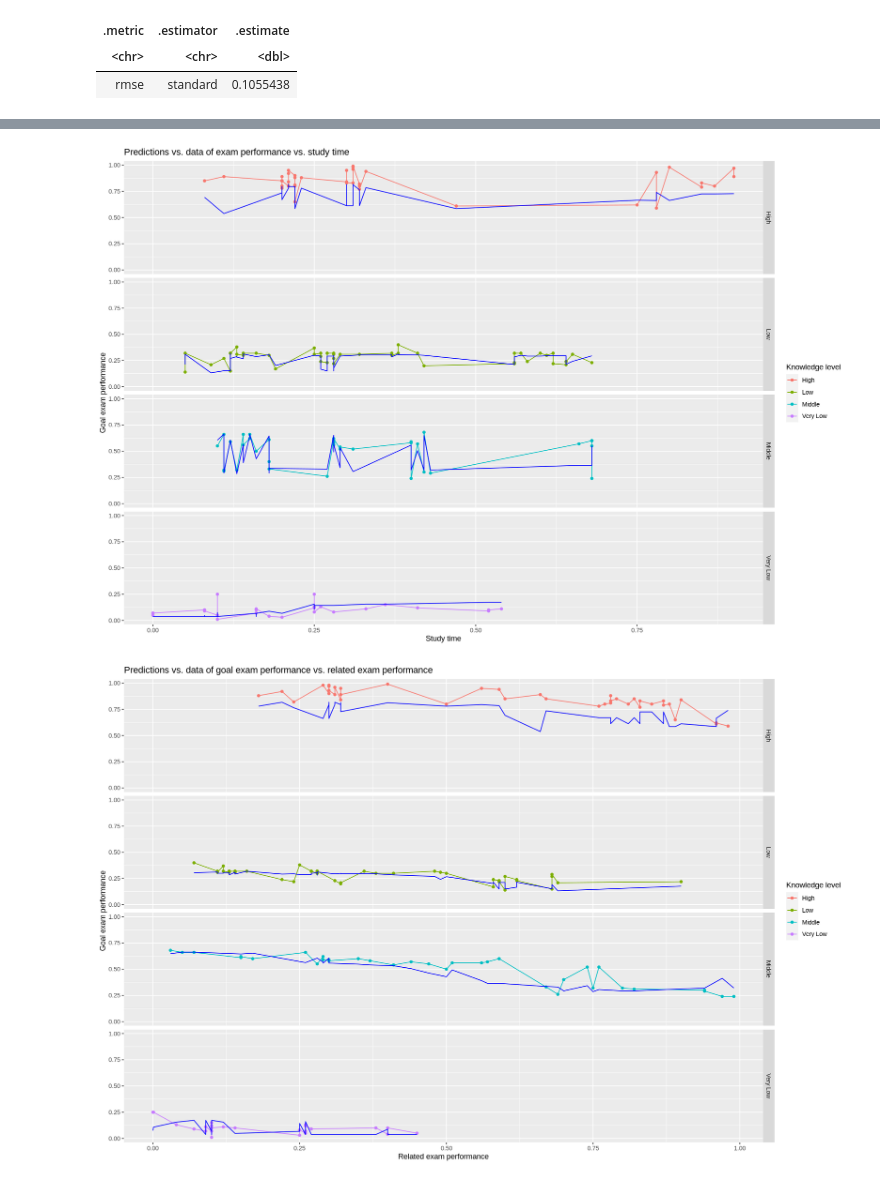
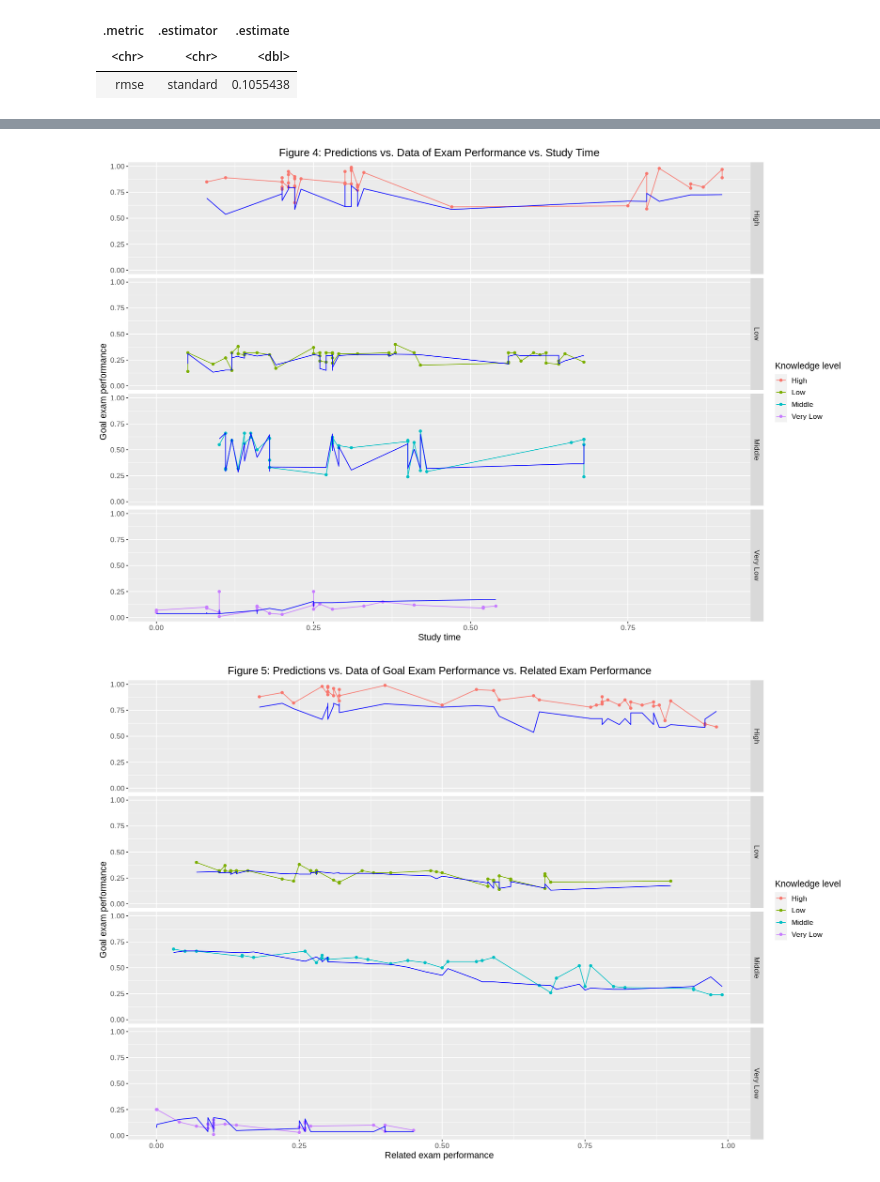
Before and after one commit to MirrenB/DSCI-100-Group-Project, a Jupyter notebook: Regression.ipynb, the cells around one changed output, grey strips where cells are left out. Cells and saved outputs as stored; diff of their text form; code cells hidden in the pictures.

```diff
--- a/Regression.ipynb
+++ b/Regression.ipynb
@@ -135,5 +171,5 @@ A tibble: 1 × 7
 # %%
-knowledge_spec <- training_spec <- nearest_neighbor(weight_func = "rectangular", neighbors = 4) %>%
+knowledge_spec <- nearest_neighbor(weight_func = "rectangular", neighbors = 4) %>%
                 set_engine("kknn") %>%
                 set_mode("regression")
 
@@ -177,18 +215,20 @@ A tibble: 1 × 3
 # %%
 options(repr.plot.width = 15, repr.plot.height = 10)
 study_plot <- user_testing %>%
             ggplot(aes(x = study_time_goal, y = exam_performance_goal)) +
             geom_point(aes(color = knowledge_level)) +
             geom_line(aes(color = knowledge_level)) +
             geom_line(data = knowledge_prediction,
                      mapping = aes(x = study_time_goal, y = .pred),
                      color = "blue") +
             facet_grid(rows = vars(knowledge_level)) +
             labs(x = "Study time", y = "Goal exam performance", color = "Knowledge level") +
-            ggtitle("Predictions vs. data of exam performance vs. study time")
+            ggtitle("Figure 4: Predictions vs. Data of Exam Performance vs. Study Time") +
+            theme(text = element_text(size = 13)) +
+            theme(plot.title = element_text(hjust = 0.5))
 study_plot
 # %% [output]
-[figure, old version]
+[figure, new version]
 # %%
 options(repr.plot.width = 15, repr.plot.height = 10)
 exam_plot <- user_testing %>%
@@ -200,7 +240,9 @@ exam_plot <- user_testing %>%
                      color = "blue") +
             facet_grid(rows = vars(knowledge_level)) +
             labs(x = "Related exam performance", y = "Goal exam performance", color = "Knowledge level") +
-            ggtitle("Predictions vs. data of goal exam performance vs. related exam performance")
+            ggtitle("Figure 5: Predictions vs. Data of Goal Exam Performance vs. Related Exam Performance") +
+            theme(text = element_text(size = 13)) +
+            theme(plot.title = element_text(hjust = 0.5))
 exam_plot
 # %% [output]
-[figure, old version]
+[figure, new version]
```
Also changed, not shown: parts of 11 cells of this notebook.
